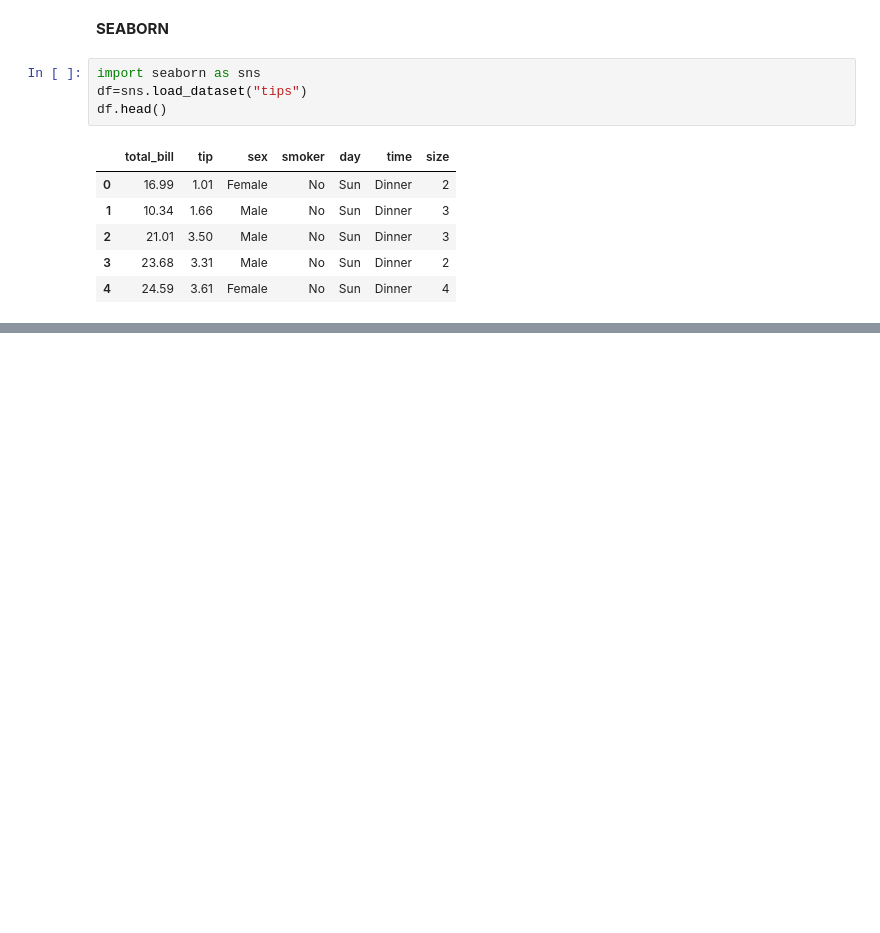
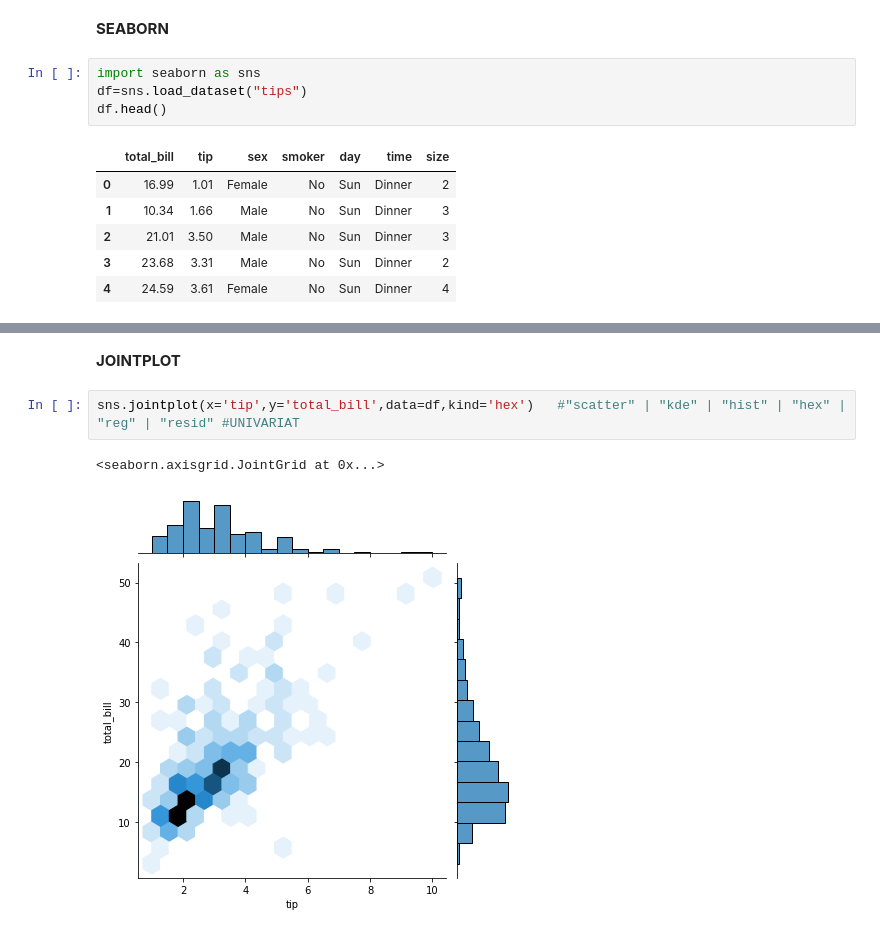
Before and after one commit to Airinelizabath/PROGRAMREPO, a Jupyter notebook: PLOTING.ipynb, the cells around one changed output, grey strips where cells are left out. Saved outputs shown, nothing was run; the diff lists cells and outputs as text; blank space fills up the shorter version.

```diff
--- a/PLOTING.ipynb
+++ b/PLOTING.ipynb
@@ -139,0 +166,7 @@ df.head()
+# %% [markdown]
+**JOINTPLOT**
+# %%
+sns.jointplot(x='tip',y='total_bill',data=df,kind='hex')   #"scatter" | "kde" | "hist" | "hex" | "reg" | "resid" #UNIVARIAT
+# %% [output]
+<seaborn.axisgrid.JointGrid at 0x...>
+[figure, added]
```
Also changed, not shown: parts of 9 cells of this notebook.
